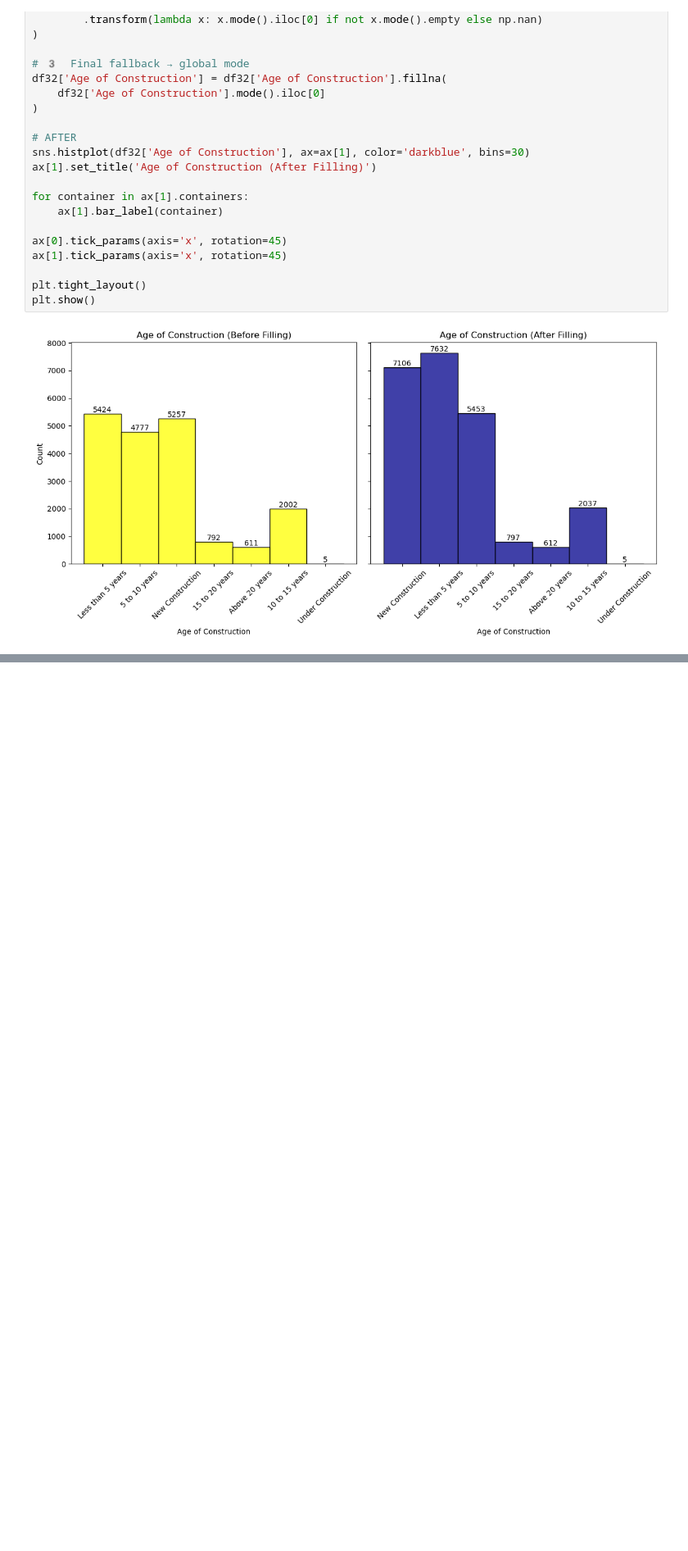
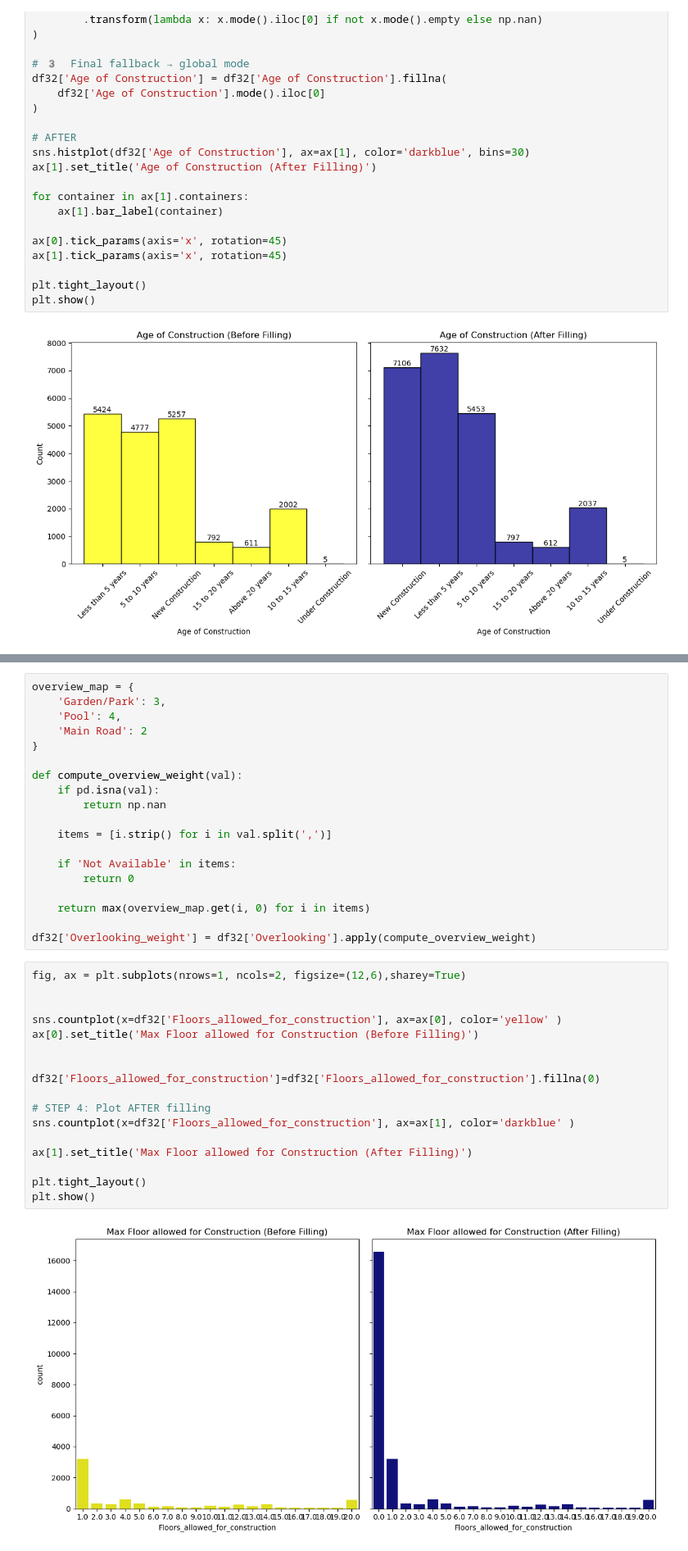
Before and after one commit to Himanshu7d3/House_Rent_Prediction, a Jupyter notebook: New_Data_Cleaning.ipynb, the cells around one changed output, grey strips where cells are left out. Shown at 82% size. Saved outputs shown, nothing was run; the diff lists cells and outputs as text; blank space fills up the shorter version.

```diff
--- a/New_Data_Cleaning.ipynb
+++ b/New_Data_Cleaning.ipynb
@@ -1608,0 +1705,38 @@ plt.show()
+# %%
+overview_map = {
+    'Garden/Park': 3,
+    'Pool': 4,
+    'Main Road': 2
+}
+
+def compute_overview_weight(val):
+    if pd.isna(val):
+        return np.nan
+
+    items = [i.strip() for i in val.split(',')]
+
+    if 'Not Available' in items:
+        return 0
+
+    return max(overview_map.get(i, 0) for i in items)
+
+df32['Overlooking_weight'] = df32['Overlooking'].apply(compute_overview_weight)
+# %%
+fig, ax = plt.subplots(nrows=1, ncols=2, figsize=(12,6),sharey=True)
+
+
+sns.countplot(x=df32['Floors_allowed_for_construction'], ax=ax[0], color='yellow' )
+ax[0].set_title('Max Floor allowed for Construction (Before Filling)')
+
+
+df32['Floors_allowed_for_construction']=df32['Floors_allowed_for_construction'].fillna(0)
+
+# STEP 4: Plot AFTER filling
+sns.countplot(x=df32['Floors_allowed_for_construction'], ax=ax[1], color='darkblue' )
+
+ax[1].set_title('Max Floor allowed for Construction (After Filling)')
+
+plt.tight_layout()
+plt.show()
+# %% [output]
+[figure, added]
```
Also changed, not shown: parts of 15 cells of this notebook.
